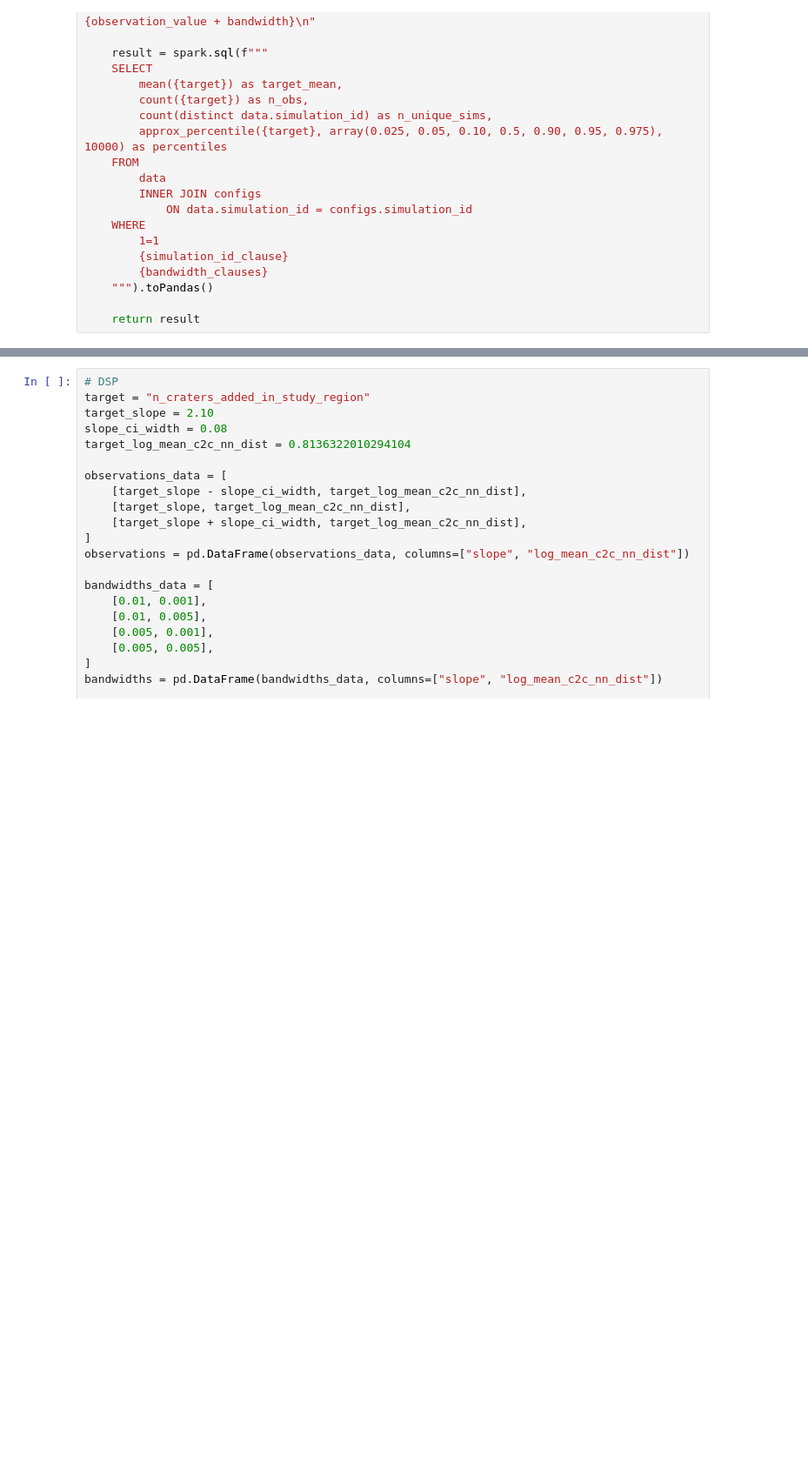
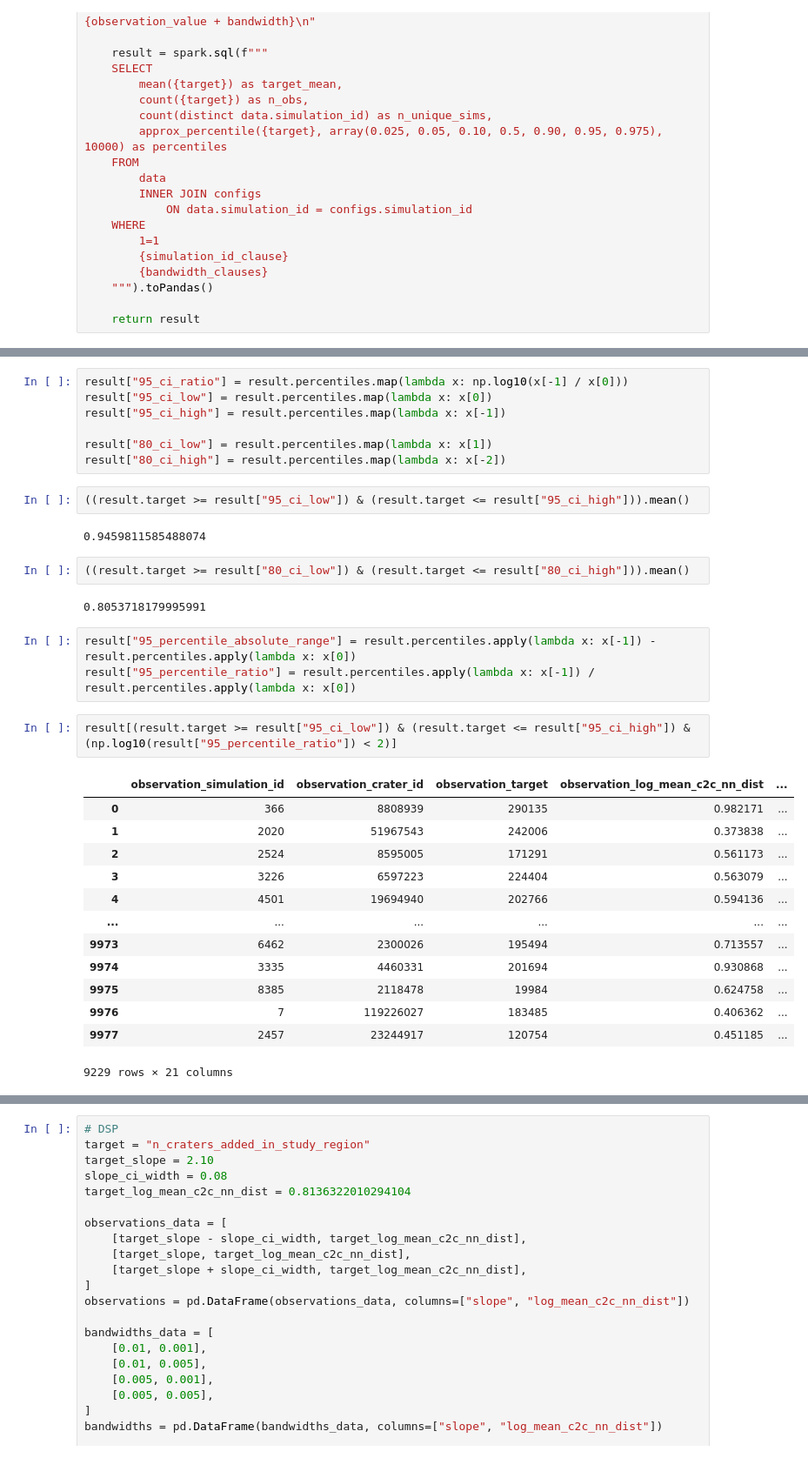
Before and after one commit to seanmason/saturation, a Jupyter notebook: notebooks/thesis/Chapter4/ConfidenceIntervalsOnN.ipynb, the cells around one changed output, grey strips where cells are left out. Shown at 87% size. Saved outputs shown, nothing was run; the diff lists cells and outputs as text; blank space fills up the shorter version.

```diff
--- a/notebooks/thesis/Chapter4/ConfidenceIntervalsOnN.ipynb
+++ b/notebooks/thesis/Chapter4/ConfidenceIntervalsOnN.ipynb
@@ -177,0 +340,34 @@ def get_confidence_intervals(data: DataFrame,
+# %%
+result["95_ci_ratio"] = result.percentiles.map(lambda x: np.log10(x[-1] / x[0]))
+result["95_ci_low"] = result.percentiles.map(lambda x: x[0])
+result["95_ci_high"] = result.percentiles.map(lambda x: x[-1])
+
+result["80_ci_low"] = result.percentiles.map(lambda x: x[1])
+result["80_ci_high"] = result.percentiles.map(lambda x: x[-2])
+# %%
+((result.target >= result["95_ci_low"]) & (result.target <= result["95_ci_high"])).mean()
+# %% [output]
+0.9459811585488074
+# %%
+((result.target >= result["80_ci_low"]) & (result.target <= result["80_ci_high"])).mean()
+# %% [output]
+0.8053718179995991
+# %%
+result["95_percentile_absolute_range"] = result.percentiles.apply(lambda x: x[-1]) - result.percentiles.apply(lambda x: x[0])
+result["95_percentile_ratio"] = result.percentiles.apply(lambda x: x[-1]) / result.percentiles.apply(lambda x: x[0])
+# %%
+result[(result.target >= result["95_ci_low"]) & (result.target <= result["95_ci_high"]) & (np.log10(result["95_percentile_ratio"]) < 2)]
+# %% [output]
+|  | observation_simulation_id | observation_crater_id | observation_target | observation_log_mean_c2c_nn_dist | ... |
+| 0 | 366 | 8808939 | 290135 | 0.982171 | ... |
+| 1 | 2020 | 51967543 | 242006 | 0.373838 | ... |
+| 2 | 2524 | 8595005 | 171291 | 0.561173 | ... |
+| 3 | 3226 | 6597223 | 224404 | 0.563079 | ... |
+| 4 | 4501 | 19694940 | 202766 | 0.594136 | ... |
+| ... | ... | ... | ... | ... | ... |
+| 9973 | 6462 | 2300026 | 195494 | 0.713557 | ... |
+| 9974 | 3335 | 4460331 | 201694 | 0.930868 | ... |
+| 9975 | 8385 | 2118478 | 19984 | 0.624758 | ... |
+| 9976 | 7 | 119226027 | 183485 | 0.406362 | ... |
+| 9977 | 2457 | 23244917 | 120754 | 0.451185 | ... |
+9229 rows × 21 columns
```
Also changed, not shown: parts of 42 cells of this notebook, 2 other files.
